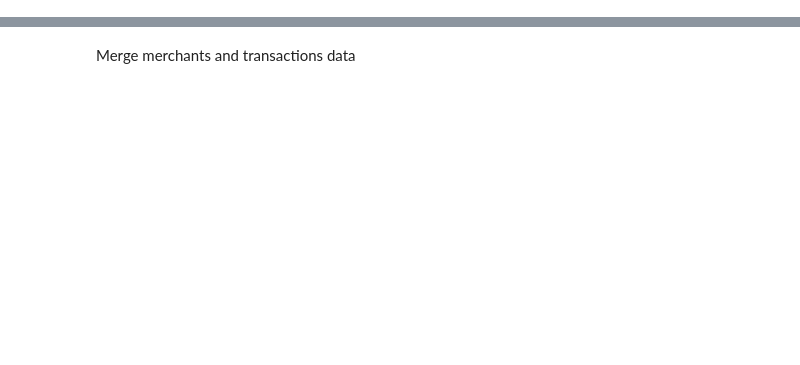
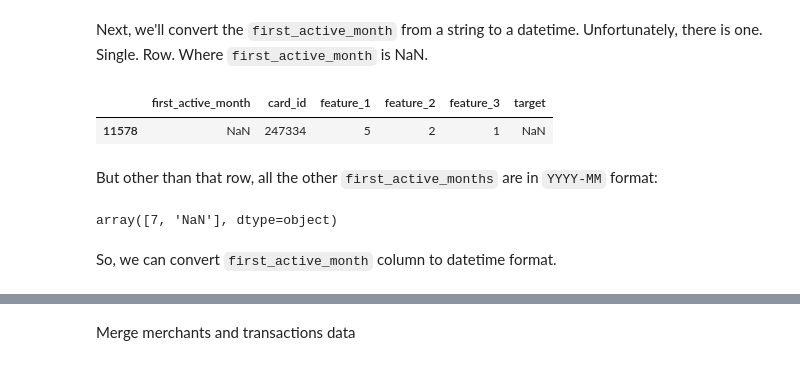
Before and after one commit to brendanhasz/thefantastic3-elo, a Jupyter notebook: Transactions_FeatureEngineering.ipynb, the cells around one changed output, grey strips where cells are left out. Saved outputs shown, nothing was run; the diff lists cells and outputs as text; code cells hidden in the pictures; blank space fills up the shorter version.

```diff
--- a/Transactions_FeatureEngineering.ipynb
+++ b/Transactions_FeatureEngineering.ipynb
@@ -91,0 +136,21 @@ merchants['most_recent_purchases_range'] = merchants['most_recent_purchases_rang
+# %% [markdown]
+Next, we'll convert the `first_active_month` from a string to a datetime.  Unfortunately, there is one.  Single.  Row.  Where `first_active_month` is NaN.
+# %%
+cards[cards['first_active_month'].isnull()]
+# %% [output]
+|  | first_active_month | card_id | feature_1 | feature_2 | feature_3 | target |
+| 11578 | NaN | 247334 | 5 | 2 | 1 | NaN |
+# %% [markdown]
+But other than that row, all the other `first_active_months` are in `YYYY-MM` format:
+# %%
+def nanlen(x):
+    if type(x) is float:
+        return 'NaN'
+    else:
+        return len(x)
+
+cards['first_active_month'].apply(nanlen).unique()
+# %% [output]
+array([7, 'NaN'], dtype=object)
+# %% [markdown]
+So, we can convert `first_active_month` column to datetime format.
```
Also changed, not shown: parts of 59 cells of this notebook.
